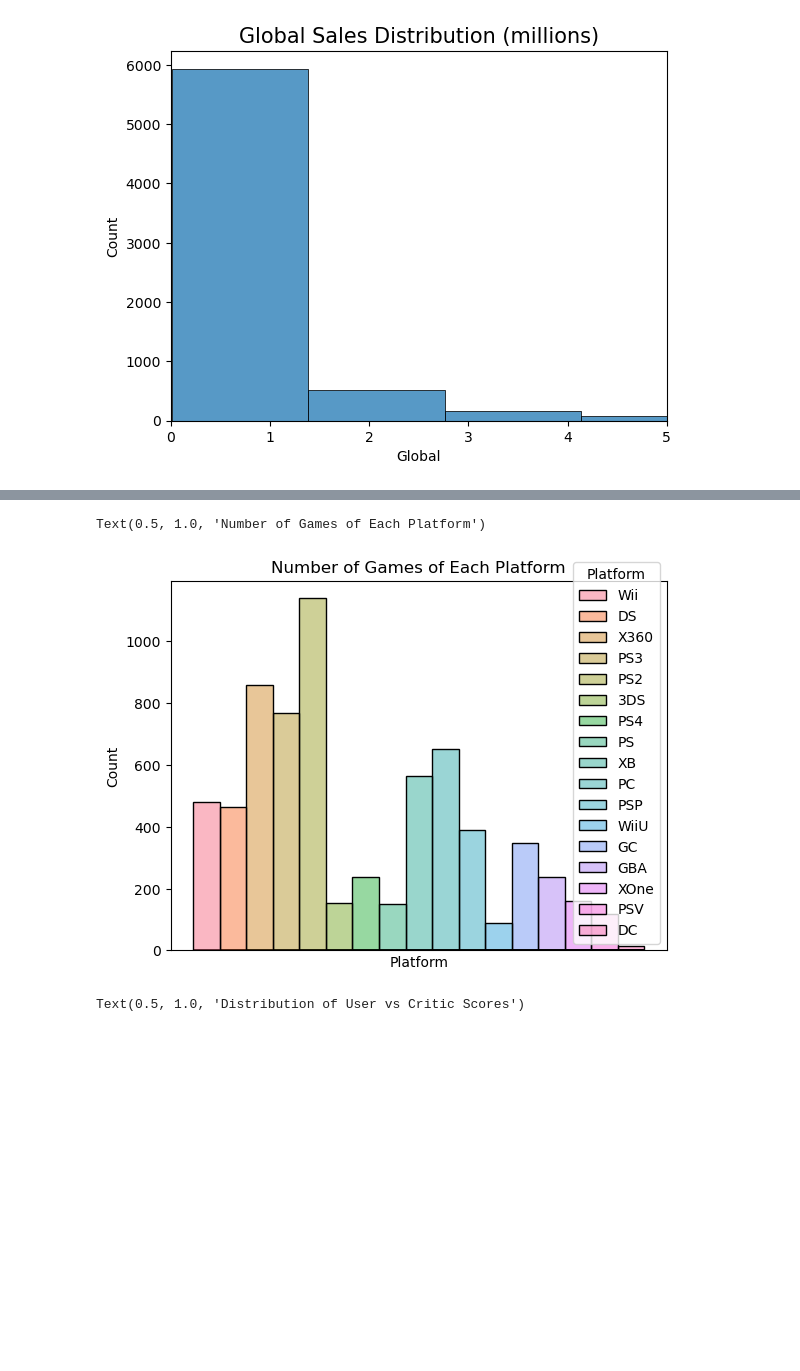
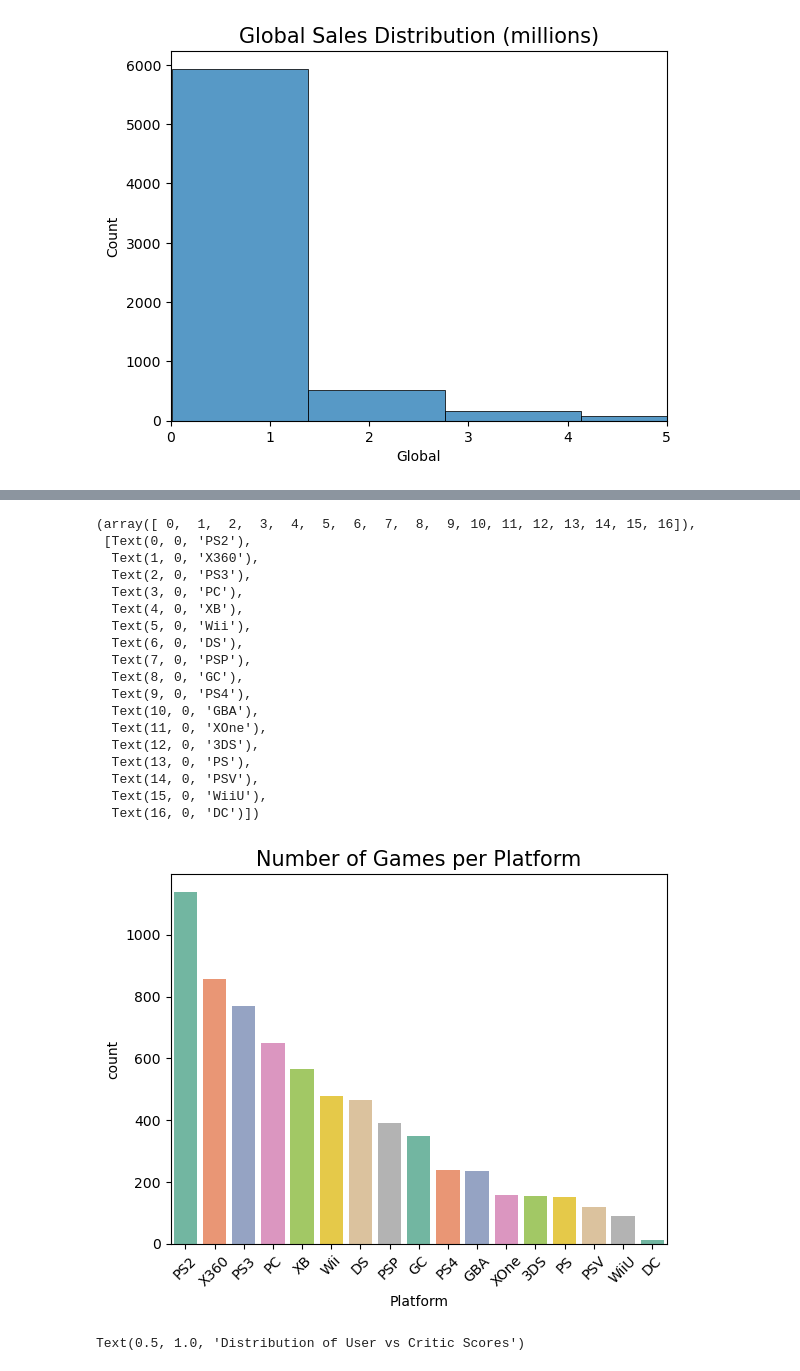
Before and after one commit to YanaStefanovich/EDA-Video-Game-Sales, a Jupyter notebook: Games.ipynb, the cells around one changed output, grey strips where cells are left out. Cells and saved outputs as stored; diff of their text form; code cells hidden in the pictures; blank space fills up the shorter version.

```diff
--- a/Games.ipynb
+++ b/Games.ipynb
@@ -167,10 +194,27 @@ Text(0.5, 1.0, 'Number of Games of Each Genre')
 # %%
-sns.histplot(data = df, x = 'Platform', hue = 'Platform')
-plt.xticks([], [])
-plt.title('Number of Games of Each Platform')
+sns.countplot(data=df, x="Platform", order=df["Platform"].value_counts().index, palette="Set2")
+plt.title("Number of Games per Platform", fontsize=15)
+plt.xticks(rotation=45)
 # %% [output]
-Text(0.5, 1.0, 'Number of Games of Each Platform')
+(array([ 0,  1,  2,  3,  4,  5,  6,  7,  8,  9, 10, 11, 12, 13, 14, 15, 16]),
+ [Text(0, 0, 'PS2'),
+  Text(1, 0, 'X360'),
+  Text(2, 0, 'PS3'),
+  Text(3, 0, 'PC'),
+  Text(4, 0, 'XB'),
+  Text(5, 0, 'Wii'),
+  Text(6, 0, 'DS'),
+  Text(7, 0, 'PSP'),
+  Text(8, 0, 'GC'),
+  Text(9, 0, 'PS4'),
+  Text(10, 0, 'GBA'),
+  Text(11, 0, 'XOne'),
+  Text(12, 0, '3DS'),
+  Text(13, 0, 'PS'),
+  Text(14, 0, 'PSV'),
+  Text(15, 0, 'WiiU'),
+  Text(16, 0, 'DC')])
-[figure, old version]
+[figure, new version]
 # %%
 sns.boxplot(data=df[['Critic_Score','User_Score']])
 plt.title("Distribution of User vs Critic Scores")
```
Also changed, not shown: parts of 9 cells of this notebook.
